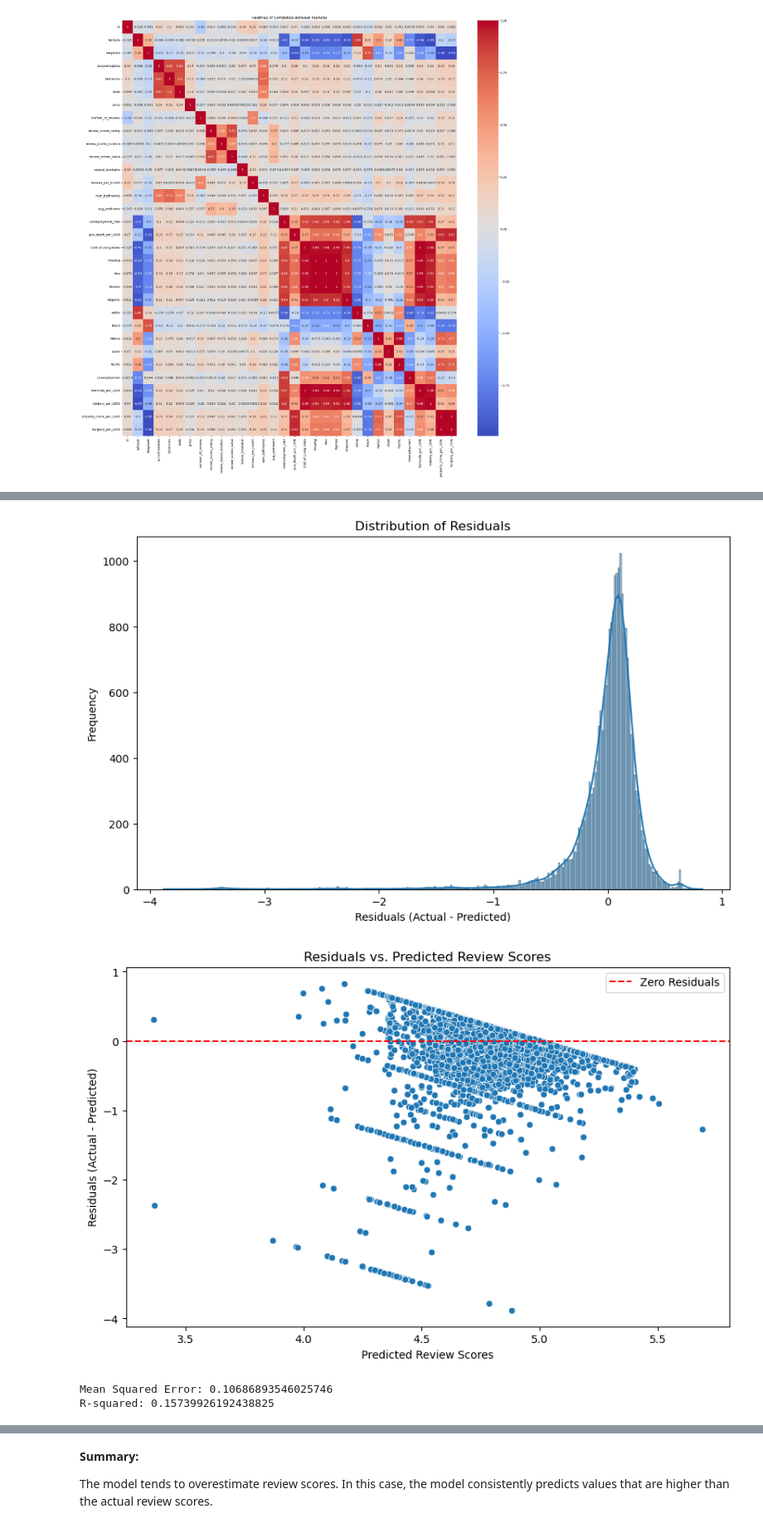
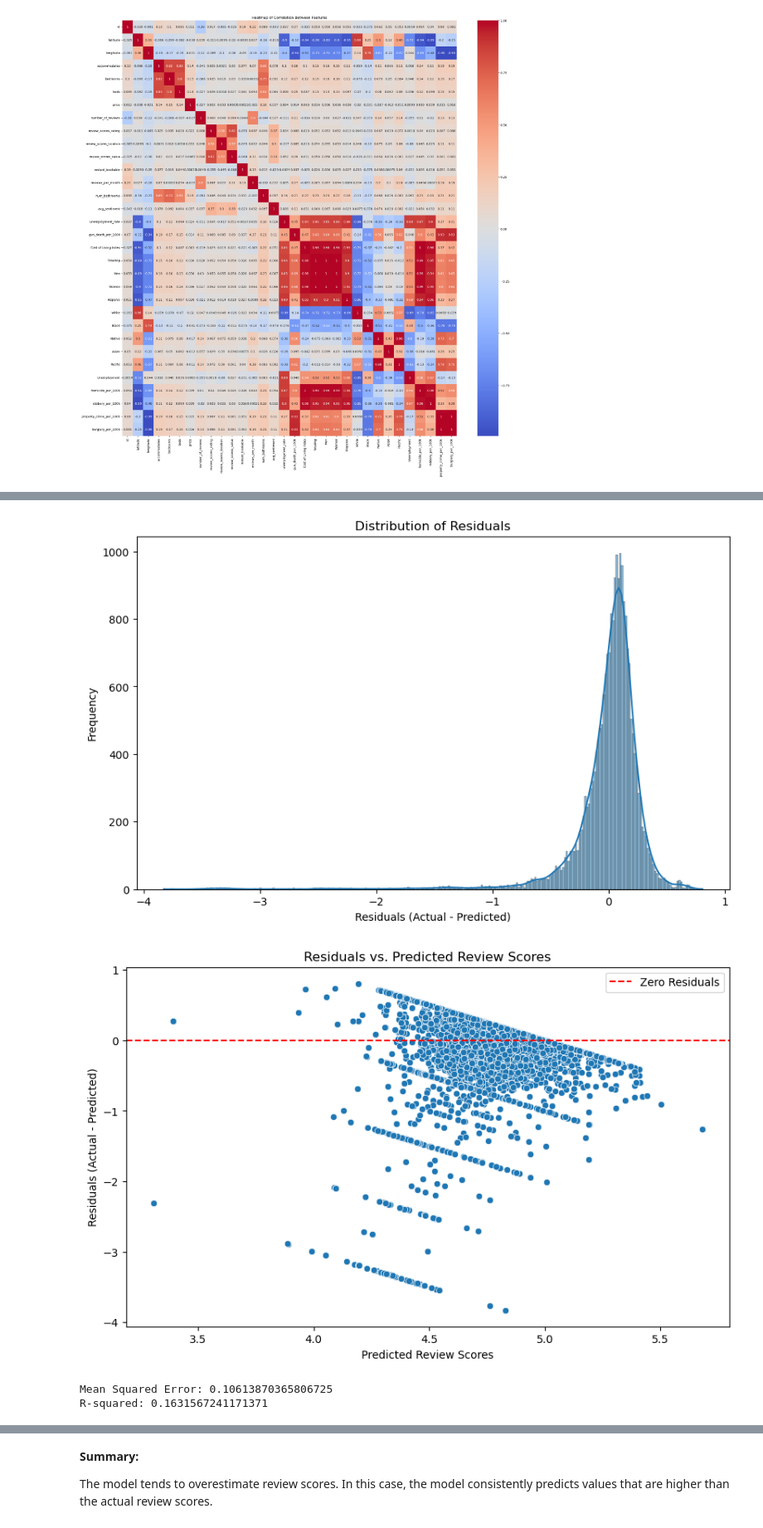
Before and after one commit to kflemming30/6505-Project, a Jupyter notebook: airbnb_data_exploration.ipynb, the cells around one changed output, grey strips where cells are left out. Shown at 83% size. Cells and saved outputs as stored; diff of their text form; code cells hidden in the pictures.

Commit message:
Update airbnb_data_exploration.ipynb
Updated Analysis

```diff
--- a/airbnb_data_exploration.ipynb
+++ b/airbnb_data_exploration.ipynb
@@ -1757,16 +1764,11 @@ R-squared: 0.15739926192438825
 # %%
-import pandas as pd
 from sklearn.model_selection import train_test_split
 from sklearn.linear_model import LinearRegression
 from sklearn.metrics import mean_squared_error, r2_score
-import matplotlib.pyplot as plt
-import seaborn as sns
 
-# Assuming 'analysis_df' is your DataFrame
-# Let's select a subset of columns for simplicity
+
 selected_columns = [
-    'accommodates', 'bedrooms', 'beds', 'price', 'number_of_reviews', 'reviews_per_month',
-    'num_bathrooms', 'avg_sentiment', 'unemployment_rate'
+    'avg_sentiment', 'reviews_per_month', 'number_of_reviews', 'instant_bookable', 'TotalPop', 'num_bathrooms', 'bedrooms', 'unemployment_rate','price'
 ]
 
 # Drop rows with missing values in the selected columns
@@ -1787,34 +1789,34 @@ model.fit(X_train, y_train)
 y_pred = model.predict(X_test)
 
 # Calculate residuals
 residuals = y_test - y_pred
 
 # Visualize the distribution of residuals
 plt.figure(figsize=(10, 6))
 sns.histplot(residuals, kde=True)
 plt.xlabel('Residuals (Actual - Predicted)')
 plt.ylabel('Frequency')
 plt.title('Distribution of Residuals')
 plt.show()
 
 # Visualize the residuals against predicted values
 plt.figure(figsize=(10, 6))
 sns.scatterplot(x=y_pred, y=residuals)
 plt.axhline(y=0, color='r', linestyle='--', label='Zero Residuals')
 plt.xlabel('Predicted Review Scores')
 plt.ylabel('Residuals (Actual - Predicted)')
 plt.title('Residuals vs. Predicted Review Scores')
 plt.legend()
 plt.show()
 
 # Evaluate the model using mean squared error (MSE) and R-squared
 mse = mean_squared_error(y_test, y_pred)
 r2 = r2_score(y_test, y_pred)
 
 print(f'Mean Squared Error: {mse}')
 print(f'R-squared: {r2}')
 # %% [output]
-[figure, old version]
+[figure, new version]
-[figure, old version]
+[figure, new version]
-Mean Squared Error: 0.10686893546025746
-R-squared: 0.15739926192438825
+Mean Squared Error: 0.10613870365806725
+R-squared: 0.1631567241171371
```
Also changed, not shown: parts of 15 cells of this notebook.
